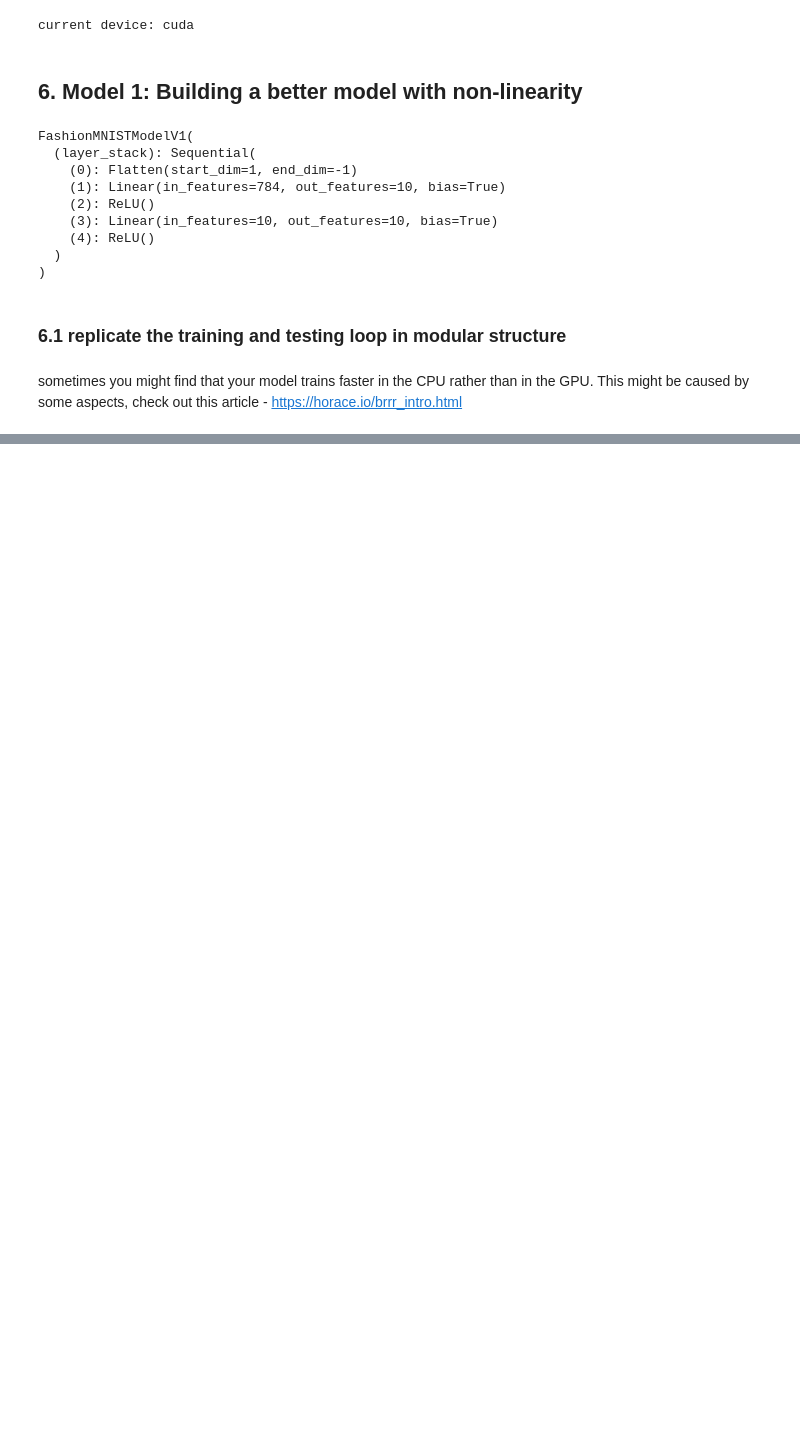
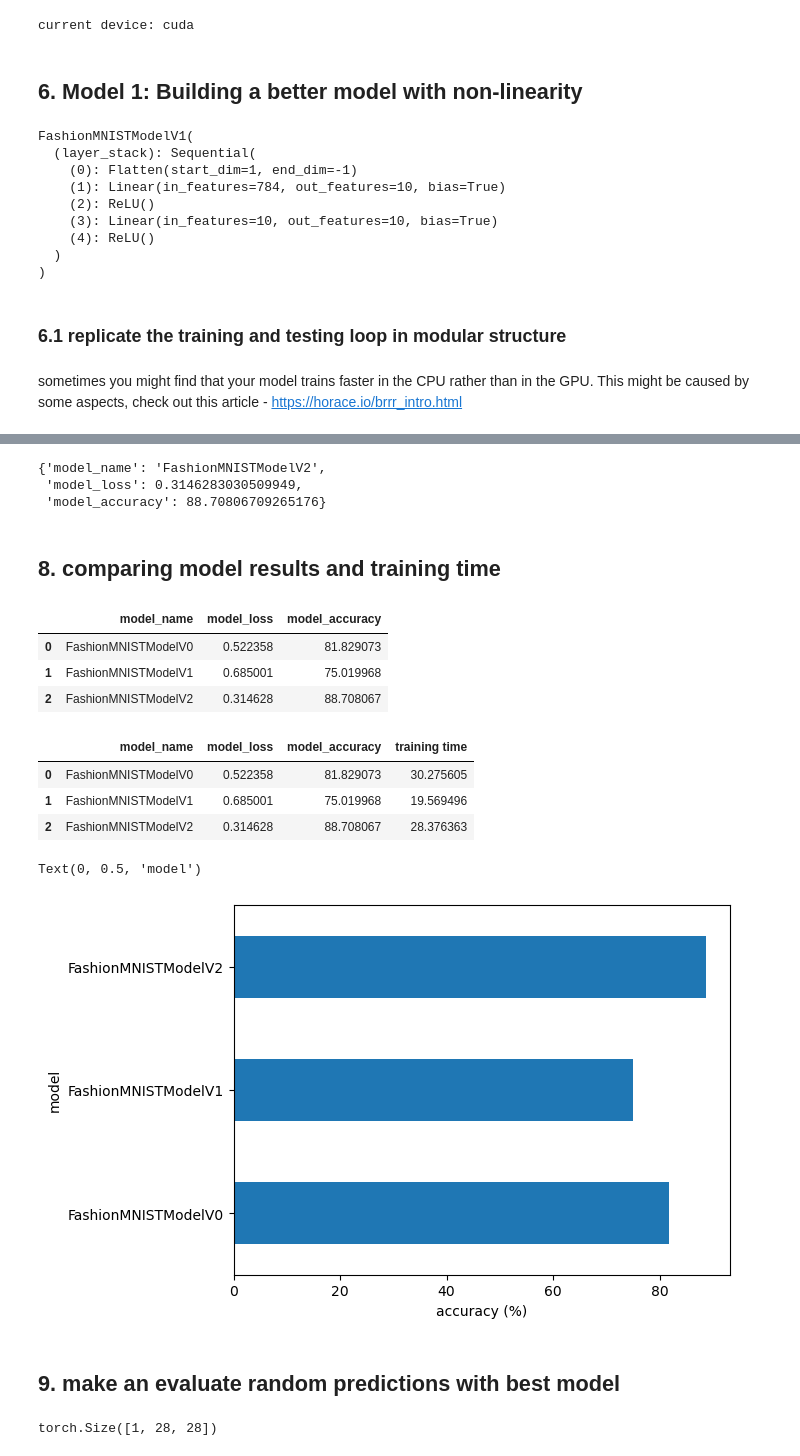
Before and after one commit to devdezzies/deep-learning-with-pytorch, a Jupyter notebook: materials/03_pytorch_computer_vision.ipynb, the cells around one changed output, grey strips where cells are left out. Drawn from its saved outputs; the diff is of its cells as text; code cells hidden in the pictures; blank space fills up the shorter version.

```diff
--- a/materials/03_pytorch_computer_vision.ipynb
+++ b/materials/03_pytorch_computer_vision.ipynb
@@ -701,0 +913,53 @@ Training time on cuda:0: 36.156 seconds
+# %%
+# get the results
+model_2_results = eval_model(
+    model=model_2,
+    data_loader=test_dataloader,
+    loss_fn=loss_fn,
+    accuracy_fn=accuracy_fn,
+    device=device
+)
+
+model_2_results
+# %% [output]
+{'model_name': 'FashionMNISTModelV2',
+ 'model_loss': 0.3146283030509949,
+ 'model_accuracy': 88.70806709265176}
+# %% [markdown]
+## 8. comparing model results and training time
+# %%
+import pandas as pd
+
+compare_results = pd.DataFrame([
+    model_0_results,
+    model_v1_results,
+    model_2_results
+])
+compare_results
+# %% [output]
+|  | model_name | model_loss | model_accuracy |
+| 0 | FashionMNISTModelV0 | 0.522358 | 81.829073 |
+| 1 | FashionMNISTModelV1 | 0.685001 | 75.019968 |
+| 2 | FashionMNISTModelV2 | 0.314628 | 88.708067 |
+# %%
+compare_results["training time"] = [
+    total_training_time_model_0,
+    total_training_time_model_v1,
+    total_training_time_model_2
+]
+compare_results
+# %% [output]
+|  | model_name | model_loss | model_accuracy | training time |
+| 0 | FashionMNISTModelV0 | 0.522358 | 81.829073 | 30.275605 |
+| 1 | FashionMNISTModelV1 | 0.685001 | 75.019968 | 19.569496 |
+| 2 | FashionMNISTModelV2 | 0.314628 | 88.708067 | 28.376363 |
+# %%
+# visualize the model results
+compare_results.set_index("model_name")["model_accuracy"].plot(kind="barh")
+plt.xlabel("accuracy (%)")
+plt.ylabel("model")
+# %% [output]
+Text(0, 0.5, 'model')
+[figure, added]
+# %% [markdown]
+## 9. make an evaluate random predictions with best model
@@ -701,0 +989,13 @@ Training time on cuda:0: 36.156 seconds
+# %%
+import random
+random.seed(0)
+test_samples = []
+test_labels = []
+for sample, label in random.sample(list(test_data), k=9):
+    test_samples.append(sample)
+    test_labels.append(label)
+
+# view the first sample shape
+test_samples[0].shape
+# %% [output]
+torch.Size([1, 28, 28])
```
Also changed, not shown: parts of 31 cells of this notebook.
